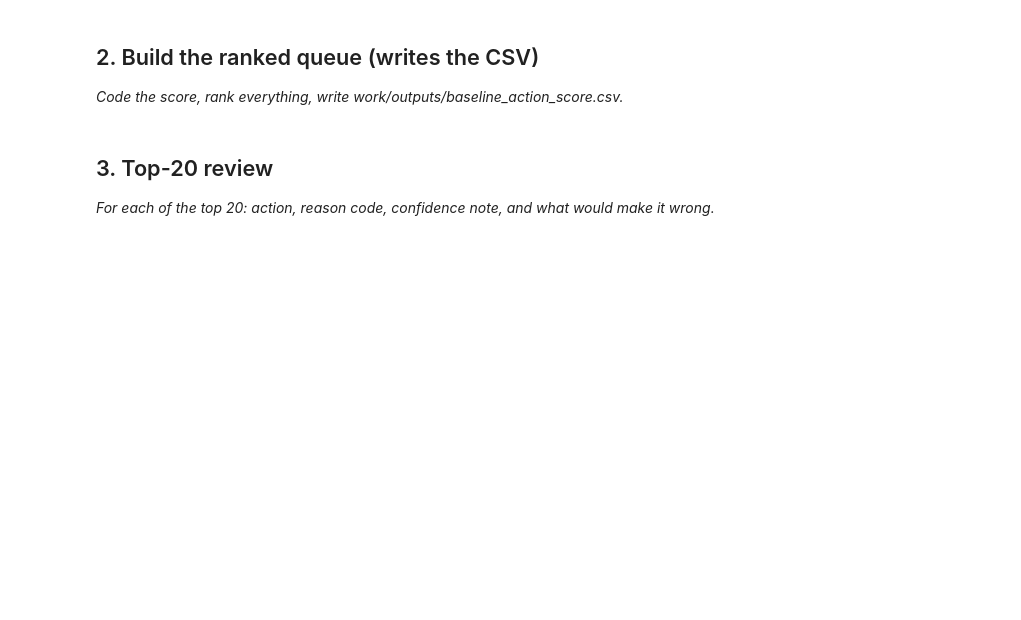
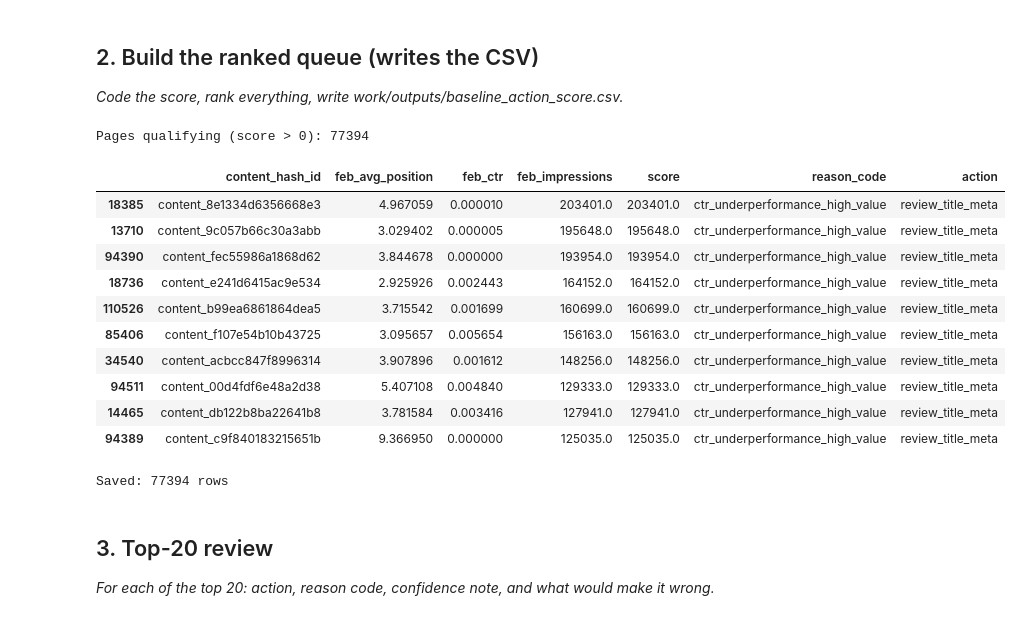
Before and after one commit to fatima12aa/fa-ml, a Jupyter notebook: work/notebooks/w04_baseline_score.ipynb, the cells around one changed output. Drawn from its saved outputs; the diff is of its cells as text; code cells hidden in the pictures; blank space fills up the shorter version.

```diff
--- a/work/notebooks/w04_baseline_score.ipynb
+++ b/work/notebooks/w04_baseline_score.ipynb
@@ -301,6 +301,54 @@ earn clicks once shown — a listing problem, not a content problem.
 ## 2. Build the ranked queue (writes the CSV)
 
 *Code the score, rank everything, write work/outputs/baseline_action_score.csv.*
+# %%
+# Merge position and CTR data (need both to check the qualifying condition)
+score_data = feb_position.merge(feb_ctr[["content_hash_id", "feb_ctr"]], on="content_hash_id", how="inner")
+score_data = score_data.merge(feb_impressions, on="content_hash_id", how="inner")
+
+# Qualifying condition: good position (<=10) AND low CTR for that tier
+# Using the median CTR from your "top" bucket (0.006083) as the "expected" CTR --
+# anything meaningfully below that, despite good position, is underperforming.
+good_position = (score_data["feb_avg_position"] <= 10).astype(int)
+low_ctr = (score_data["feb_ctr"] < 0.006083).astype(int)
+
+qualifies = good_position * low_ctr  # both must be true (binary gate, same as w01)
+
+# Score: qualifying pages ranked by volume (higher volume = higher priority, per Signal 2)
+score_data["score"] = qualifies * score_data["feb_impressions"]
+
+score_data["reason_code"] = "ctr_underperformance_high_value"
+score_data["action"] = "review_title_meta"
+
+# Rank and check how many pages actually qualify
+ranked_queue = score_data.sort_values("score", ascending=False)
+print("Pages qualifying (score > 0):", (score_data["score"] > 0).sum())
+ranked_queue.head(10)
+# %% [output]
+Pages qualifying (score > 0): 77394
+|  | content_hash_id | feb_avg_position | feb_ctr | feb_impressions | score | reason_code | action |
+| 18385 | content_8e1334d6356668e3 | 4.967059 | 0.000010 | 203401.0 | 203401.0 | ctr_underperformance_high_value | review_title_meta |
+| 13710 | content_9c057b66c30a3abb | 3.029402 | 0.000005 | 195648.0 | 195648.0 | ctr_underperformance_high_value | review_title_meta |
+| 94390 | content_fec55986a1868d62 | 3.844678 | 0.000000 | 193954.0 | 193954.0 | ctr_underperformance_high_value | review_title_meta |
+| 18736 | content_e241d6415ac9e534 | 2.925926 | 0.002443 | 164152.0 | 164152.0 | ctr_underperformance_high_value | review_title_meta |
+| 110526 | content_b99ea6861864dea5 | 3.715542 | 0.001699 | 160699.0 | 160699.0 | ctr_underperformance_high_value | review_title_meta |
+| 85406 | content_f107e54b10b43725 | 3.095657 | 0.005654 | 156163.0 | 156163.0 | ctr_underperformance_high_value | review_title_meta |
+| 34540 | content_acbcc847f8996314 | 3.907896 | 0.001612 | 148256.0 | 148256.0 | ctr_underperformance_high_value | review_title_meta |
+| 94511 | content_00d4fdf6e48a2d38 | 5.407108 | 0.004840 | 129333.0 | 129333.0 | ctr_underperformance_high_value | review_title_meta |
+| 14465 | content_db122b8ba22641b8 | 3.781584 | 0.003416 | 127941.0 | 127941.0 | ctr_underperformance_high_value | review_title_meta |
+| 94389 | content_c9f840183215651b | 9.366950 | 0.000000 | 125035.0 | 125035.0 | ctr_underperformance_high_value | review_title_meta |
+# %%
+import os
+
+os.makedirs("work/outputs", exist_ok=True)
+
+# Only save pages that actually qualify (score > 0) -- a focused action list
+# for reviewers, not a dump of all 331K+ pages including non-flagged ones.
+final_queue = ranked_queue[ranked_queue["score"] > 0].reset_index(drop=True)
+final_queue.to_csv("work/outputs/baseline_action_score.csv", index=False)
+print("Saved:", len(final_queue), "rows")
+# %% [output]
+Saved: 77394 rows
 # %% [markdown]
 ## 3. Top-20 review
 
```
